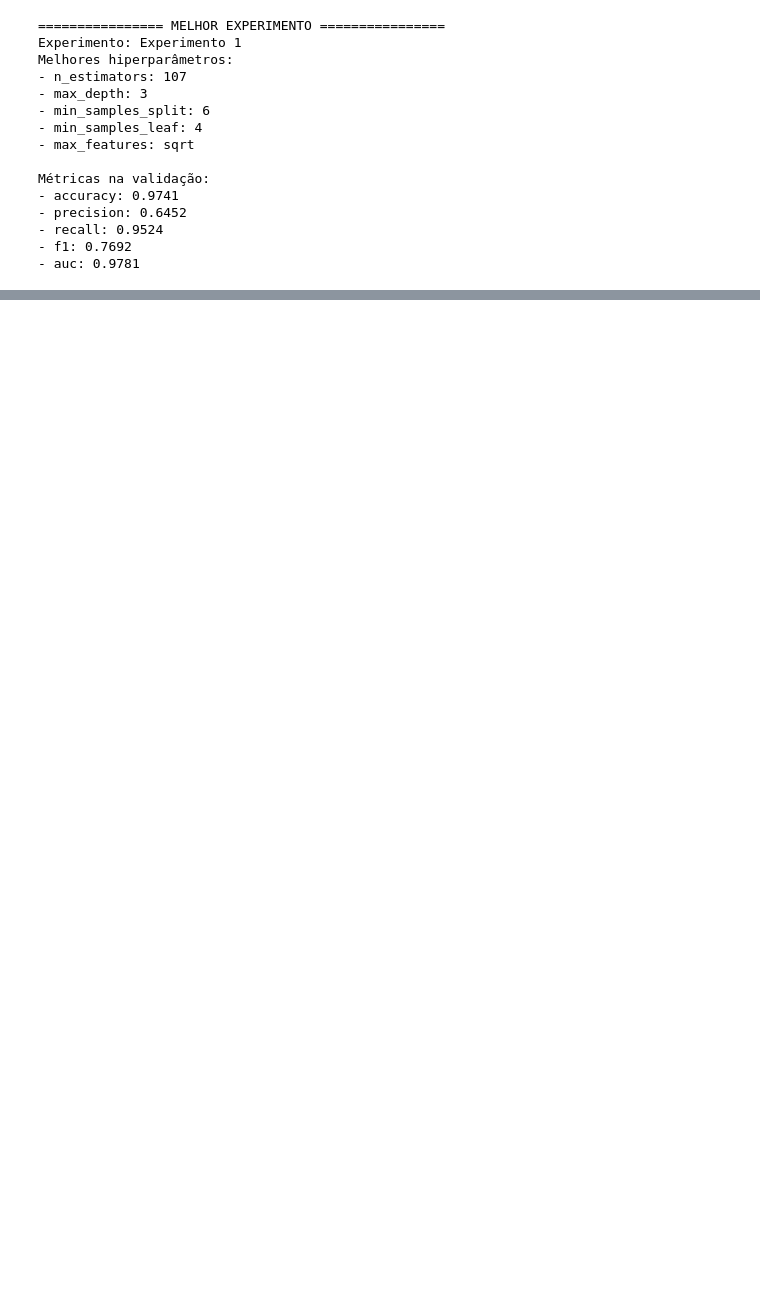
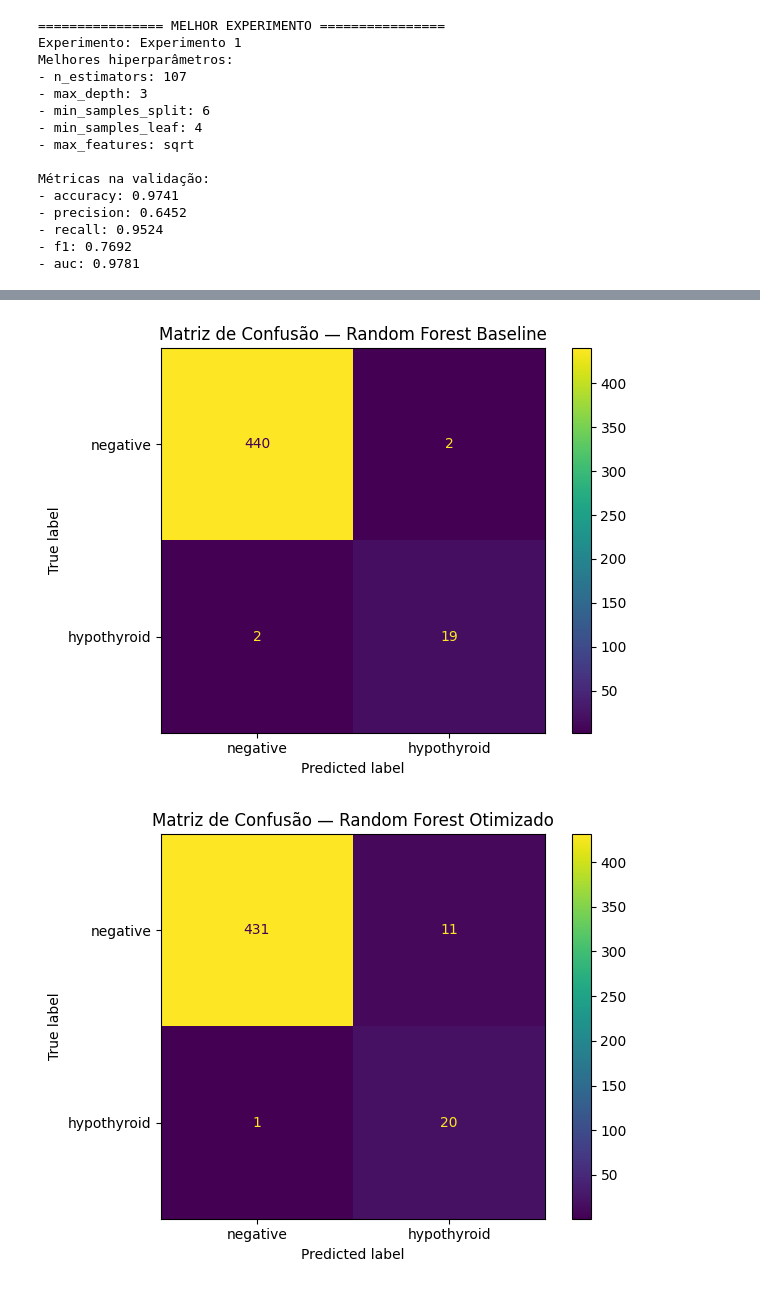
Before and after one commit to Val-Faria/tech-challenge-ia-saude, a Jupyter notebook: 02_otimizacao_hiperparametros_ag.ipynb, the cells around one changed output, grey strips where cells are left out. Saved outputs shown, nothing was run; the diff lists cells and outputs as text; code cells hidden in the pictures; blank space fills up the shorter version.

```diff
--- a/02_otimizacao_hiperparametros_ag.ipynb
+++ b/02_otimizacao_hiperparametros_ag.ipynb
@@ -1041,0 +1267,40 @@ Métricas na validação:
+# %%
+# ============================================================
+# MATRIZES DE CONFUSÃO
+# ============================================================
+
+ConfusionMatrixDisplay.from_predictions(
+    y_test,
+    pred_baseline,
+    display_labels=[NEGATIVE_LABEL, POSITIVE_LABEL],
+    values_format="d"
+)
+
+plt.title("Matriz de Confusão — Random Forest Baseline")
+plt.tight_layout()
+plt.savefig(
+    FIGURES_DIR / "matriz_confusao_baseline.png",
+    dpi=300,
+    bbox_inches="tight"
+)
+plt.show()
+
+
+ConfusionMatrixDisplay.from_predictions(
+    y_test,
+    pred_otimizado,
+    display_labels=[NEGATIVE_LABEL, POSITIVE_LABEL],
+    values_format="d"
+)
+
+plt.title("Matriz de Confusão — Random Forest Otimizado")
+plt.tight_layout()
+plt.savefig(
+    FIGURES_DIR / "matriz_confusao_otimizado.png",
+    dpi=300,
+    bbox_inches="tight"
+)
+plt.show()
+# %% [output]
+[figure, added]
+[figure, added]
```
Also changed, not shown: parts of 8 cells of this notebook.
